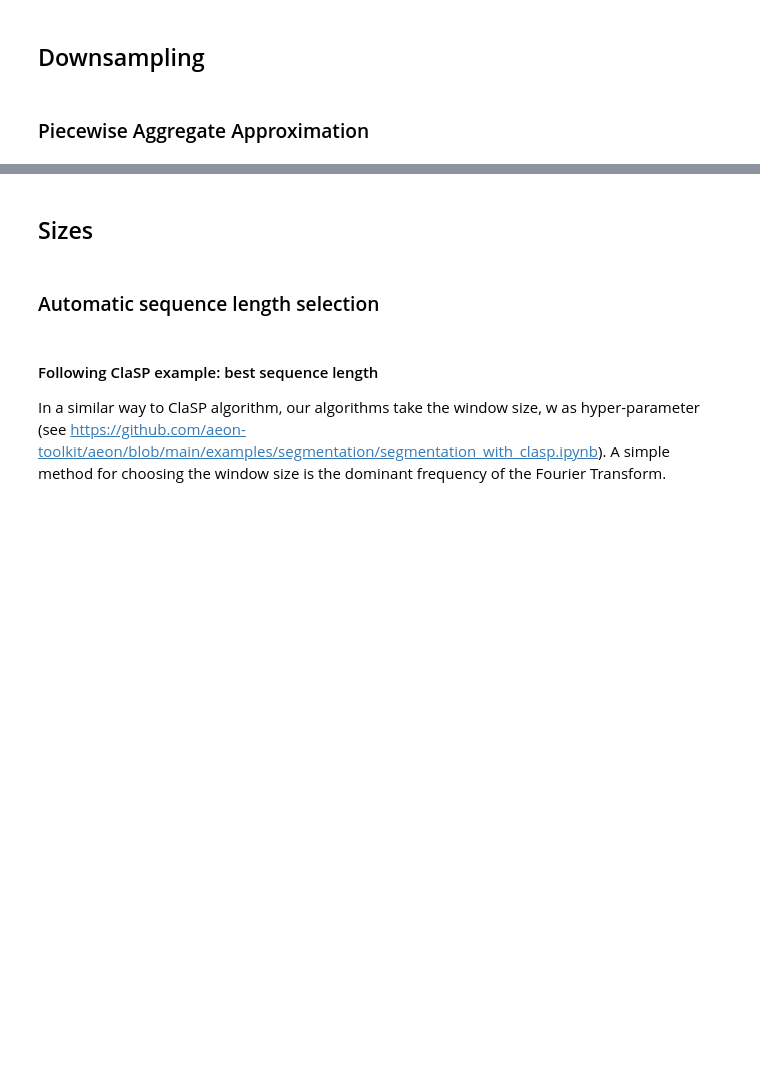
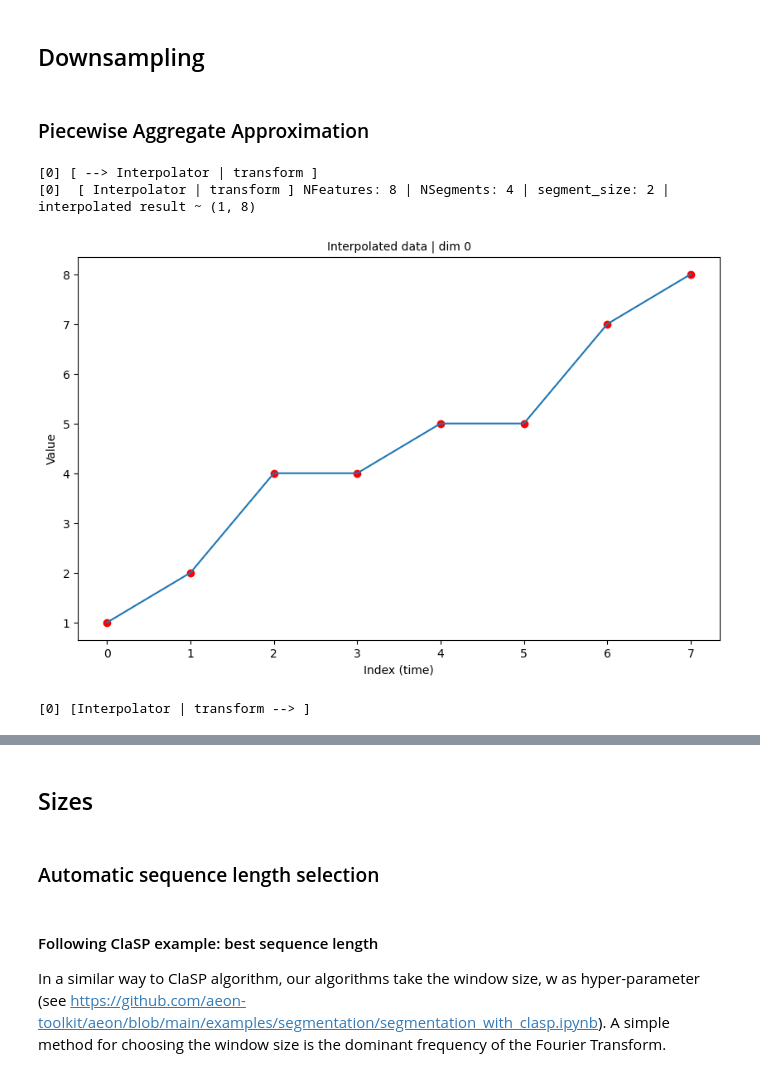
Before and after one commit to vrodriguezf/deepvats, a Jupyter notebook: nbs/utils.ipynb, the cells around one changed output, grey strips where cells are left out. Saved outputs shown, nothing was run; the diff lists cells and outputs as text; code cells hidden in the pictures; blank space fills up the shorter version.

Commit message:
utils.ipynb adaptado a Mssg

```diff
--- a/nbs/utils.ipynb
+++ b/nbs/utils.ipynb
@@ -74,7 +75,6 @@ def styled_print(text, color='black', size='16px', weight='normal'):
 ### Mssg
 # %%
 #| export
-from dataclasses import dataclass
 @dataclass
 class Mssg:
     mssg    : str   =  ""
@@ -88,7 +88,7 @@ class Mssg:
     time    : bool  = False
     both    : bool  = False
     level   : int   = -1
-    fname   : str   = None
+    fname   : str   = ''
     def styled(self, mssg = None, color=None, size=None, weight=None):
         """Formated print"""
         self.mssg   = self.mssg if mssg is None else mssg
@@ -106,6 +106,7 @@ class Mssg:
         print_both      = None,
         verbose_level   = None,
         func_name       = None,
+        print_mode      = None,
         **kwargs
     ):
         """Print message with console flush and debugging parameters"""
@@ -116,10 +117,20 @@ class Mssg:
         self.time       = self.time if print_time is None else print_time
         self.both       = self.both if print_both is None else print_both
         self.fname      = func_name if func_name is not None else self.fname
+        self.mode       = self.mode if print_mode is None else print_mode
         verbose_level   = self.level if verbose_level is None else verbose_level
         if self.verbose > verbose_level:
-            mssg = self.fname + " | " + self.mssg if self.fname is not None else self.mssg
-            print_flush(mssg, self.to_path, self.path, self.mode,self.verbose, self.time, print_both, **kwargs)
+            mssg = f" [ {self.fname} ] {self.mssg}" if self.fname is not None else self.mssg
+            print_flush(
+                mssg,
+                print_to_path = self.to_path,
+                print_path    = self.path,
+                print_mode    = self.mode,
+                verbose       = self.verbose,
+                print_time    = self.time,
+                print_both    = print_both,
+                **kwargs
+            )
         self.mode = 'a'
 
     def print_less(self, level = None, func_name = None):
@@ -146,7 +157,6 @@ class Mssg:
         **kwargs
     ):
         """Print message with console flush and debugging parameters"""
-        self.mssg       = mssg if mssg is not None else self.mssg
         self.to_path    = self.to_path if print_to_path is None else print_to_path
         self.path       = self.path if print_path is None else print_path
         self.verbose    = self.verbose if verbose is None else verbose
@@ -154,8 +164,8 @@ class Mssg:
         self.both       = self.both if print_both is None else print_both
         self.fname      = func_name if func_name is not None else self.fname
         verbose_level   = self.level if verbose_level is None else verbose_level
-        if self.verbose > verbose_level and self.fname is not None:
-            mssg = "--> " + self.fname
+        if self.verbose > verbose_level:
+            mssg =f"[ --> {self.fname} ]"
             print_flush(mssg, self.to_path, self.path, self.mode,self.verbose, self.time, print_both, **kwargs)
         self.mode = 'a'
 
@@ -171,7 +181,6 @@ class Mssg:
         **kwargs
     ):
         """Print message with console flush and debugging parameters"""
-        self.mssg       = mssg if mssg is not None else self.mssg
         self.to_path    = self.to_path if print_to_path is None else print_to_path
         self.path       = self.path if print_path is None else print_path
         self.verbose    = self.verbose if verbose is None else verbose
@@ -179,8 +188,8 @@ class Mssg:
         self.both       = self.both if print_both is None else print_both
         self.fname      = func_name if func_name is not None else self.fname
         verbose_level   = self.level if verbose_level is None else verbose_level
-        if self.verbose > verbose_level and self.fname is not None:
-            mssg = self.fname + "--> "
+        if self.verbose > verbose_level:
+            mssg = f"[{self.fname} --> ]"
             print_flush(mssg, self.to_path, self.path, self.mode,self.verbose, self.time, print_both, **kwargs)
         self.mode = 'a'
 # %%
@@ -711,20 +775,20 @@ class Interpolator(BaseEstimator, TransformerMixin):
     n_segments        : int  = 1
     plot_original_data: bool = False
     plot_interpolated : bool = False
-    verbose           : int  = 0
+    mssg              : Mssg = Mssg(fname = "Interpolator")
 
     def fit(self, X, y=None):
         return self
 
     def transform(self, X):
-
+        self.mssg.start(func_name = "Interpolator | transform")
         if X.ndim == 1:
             X = X.reshape(1, -1)
 
         if self.plot_original_data:
-            if self.verbose > 0: print_flush(f"Interpolator | Plot original data")
+            self.mssg.print(f"Interpolator | Plot original data")
             for dim in range (X.ndim-1):
-                if self.verbose > 1: print_flush(f"Interpolator | Plot original data dimension {dim}")
+                self.mssg.print(f"Interpolator | Plot original data dimension {dim}", verbose_level = self.mssg.verbose + 1)
                 plot_with_dots(
                     X[dim],
                     sequence_flag = False,
@@ -740,7 +804,7 @@ class Interpolator(BaseEstimator, TransformerMixin):
         segment_size = n_features // self.n_segments
         interpolated_result = np.full_like(X, np.nan)
 
-        if self.verbose > 0: print_flush(f"NFeatures: {n_features} | NSegments: {self.n_segments} | segment_size: {segment_size} | interpolated result ~ {interpolated_result.shape}")
+        self.mssg.print(f"NFeatures: {n_features} | NSegments: {self.n_segments} | segment_size: {segment_size} | interpolated result ~ {interpolated_result.shape}")
 
         for i in np.arange(self.n_segments):
             start = i * segment_size
@@ -757,20 +821,25 @@ class Interpolator(BaseEstimator, TransformerMixin):
                     sequence_flag = False,
                     title = f'Interpolated data | dim {dim}'
                 )
-
+        self.mssg.end()
         return res
 # %%
 foo_data = np.array([1.0, 2.0, np.nan, 4.0, 5.0, np.nan, 7.0, 8.0])
 
 foo_inter = Interpolator(
             method='polynomial',
             n_segments         = 4,
             plot_interpolated  = True,
             plot_original_data = False,
-            verbose            = 2
+            mssg               = Mssg(fname = "foo_inter", verbose = 0)
         )
 
 foo = foo_inter.fit_transform(foo_data)[0]
+# %% [output]
+[0] [ --> Interpolator | transform ]
+[0]  [ Interpolator | transform ] NFeatures: 8 | NSegments: 4 | segment_size: 2 | interpolated result ~ (1, 8)
+[figure, added]
+[0] [Interpolator | transform --> ]
 # %%
 #| export
 @dataclass
```
Also changed, not shown: parts of 39 cells of this notebook, 14 other files.
